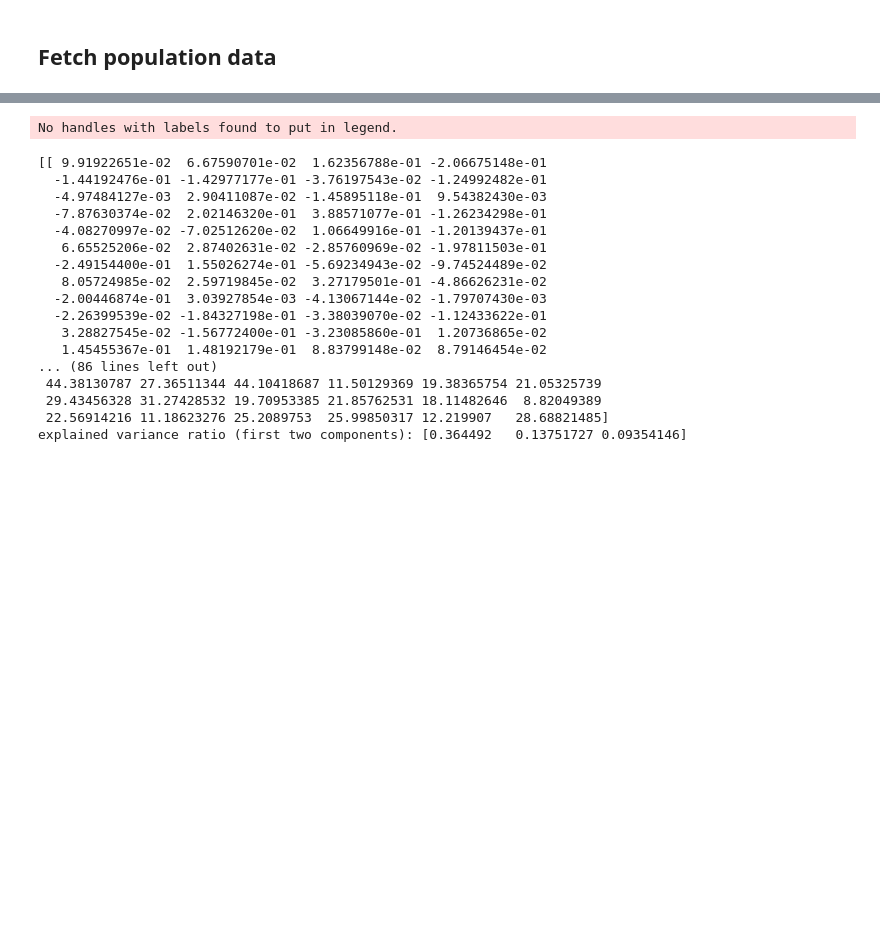
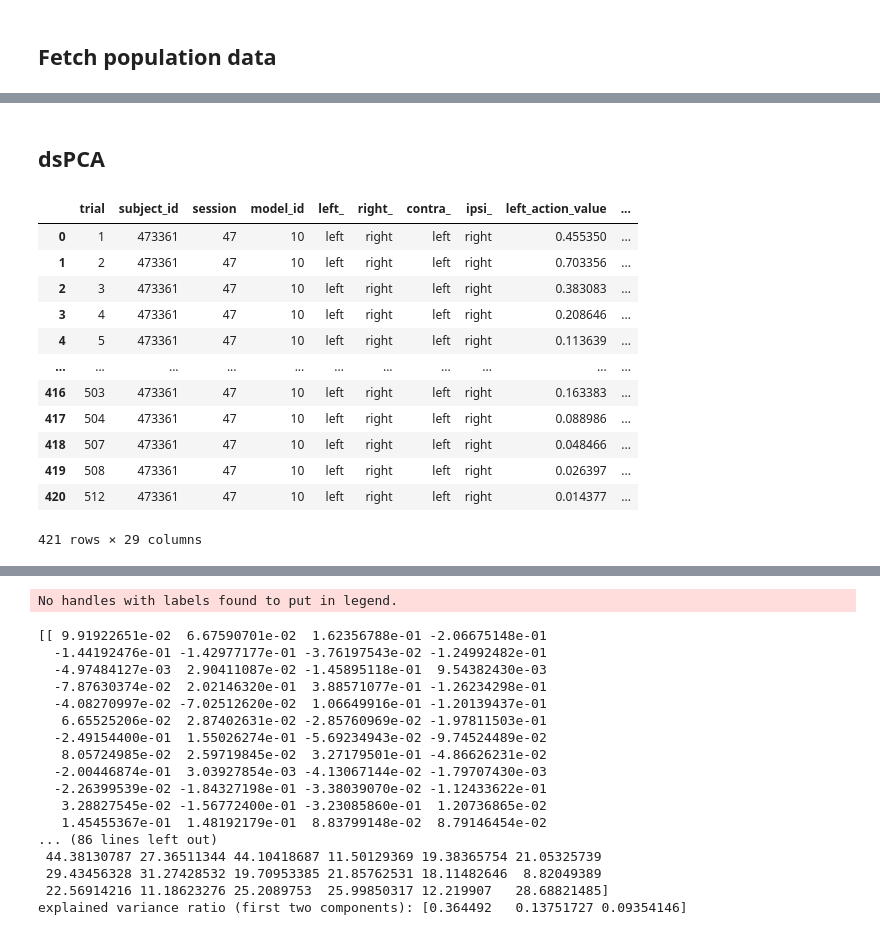
Before and after one commit to pckuo/map-ephys, a Jupyter notebook: notebook/pckuo/population.ipynb, the cells around one changed output, grey strips where cells are left out. Cells and saved outputs as stored; diff of their text form; code cells hidden in the pictures; blank space fills up the shorter version.

```diff
--- a/notebook/pckuo/population.ipynb
+++ b/notebook/pckuo/population.ipynb
@@ -159,0 +297,25 @@ check: sel trial ind (175,), output pop psth (58, 175, 324)
+# %% [markdown]
+## dsPCA
+# %%
+# fetch independent variables
+q_latent_variable = (foraging_model.FittedSessionModel.TrialLatentVariable
+                    & keys2trials_all
+                    & {'model_id': 10})
+
+# fetch independent variables?
+df = util._get_unit_independent_variable(keys2units[0], model_id=10)
+df
+# %% [output]
+|  | trial | subject_id | session | model_id | left_ | right_ | contra_ | ipsi_ | left_action_value | ... |
+| 0 | 1 | 473361 | 47 | 10 | left | right | left | right | 0.455350 | ... |
+| 1 | 2 | 473361 | 47 | 10 | left | right | left | right | 0.703356 | ... |
+| 2 | 3 | 473361 | 47 | 10 | left | right | left | right | 0.383083 | ... |
+| 3 | 4 | 473361 | 47 | 10 | left | right | left | right | 0.208646 | ... |
+| 4 | 5 | 473361 | 47 | 10 | left | right | left | right | 0.113639 | ... |
+| ... | ... | ... | ... | ... | ... | ... | ... | ... | ... | ... |
+| 416 | 503 | 473361 | 47 | 10 | left | right | left | right | 0.163383 | ... |
+| 417 | 504 | 473361 | 47 | 10 | left | right | left | right | 0.088986 | ... |
+| 418 | 507 | 473361 | 47 | 10 | left | right | left | right | 0.048466 | ... |
+| 419 | 508 | 473361 | 47 | 10 | left | right | left | right | 0.026397 | ... |
+| 420 | 512 | 473361 | 47 | 10 | left | right | left | right | 0.014377 | ... |
+421 rows × 29 columns
```
Also changed, not shown: parts of 16 cells of this notebook.
